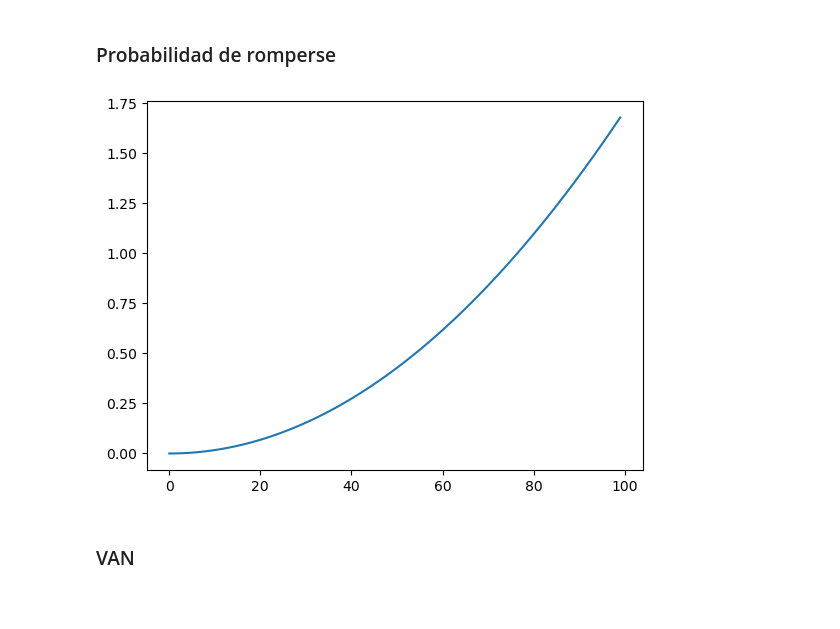
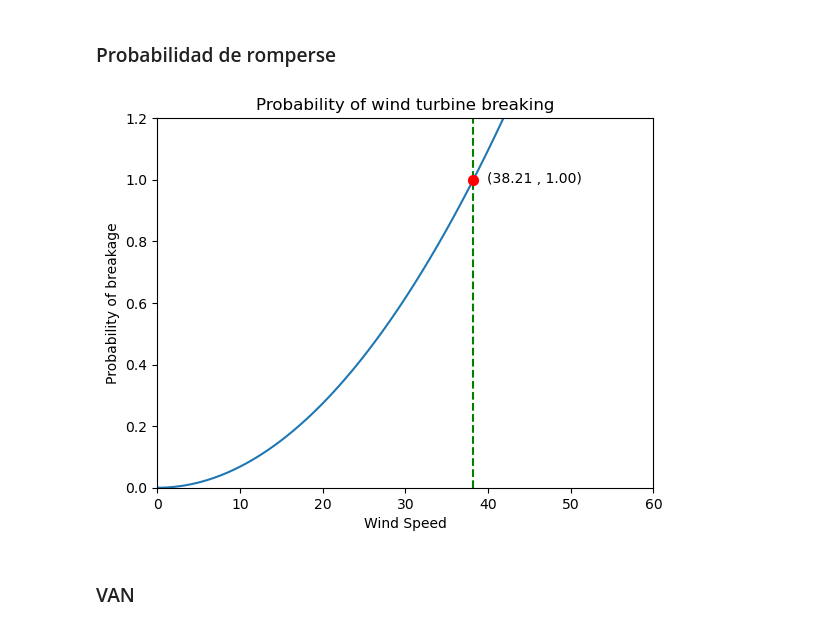
Before and after one commit to GuidoDSalem/TP---AplicacionesComputacionales, a Jupyter notebook: main copy.ipynb, the cells around one changed output. Saved outputs shown, nothing was run; the diff lists cells and outputs as text; code cells hidden in the pictures; blank space fills up the shorter version.

```diff
--- a/main copy.ipynb
+++ b/main copy.ipynb
@@ -347,17 +346,23 @@ def seRompio(S:List[float],isOn:List[bool]):
 # %% [markdown]
 ### Probabilidad de romperse
 # %%
-S = np.arange(0,40,0.5)
+S = np.arange(0,60,0.5)
 p = proba_romperse(S)
 
 plt.plot(S,p)
 plt.title("Probability of wind turbine breaking")
 plt.xlabel("Wind Speed")
 plt.ylabel("Probability of breakage")
+# Mark the specific point
+plt.scatter(38.21, 1, color='red', s=50, zorder=5, label=f'Point ({38.21}, {1})')
+
+# Add more space between the point and the text (adjusting the position slightly)
+plt.text(39.85, 0.989, f'(38.21 , 1.00)', fontsize=10, ha='left')
+plt.axvline(x=38.21, color='g', linestyle='--')
 plt.ylim(0,1.2)
-plt.xlim(0,40)
+plt.xlim(0,60)
 plt.show()
 # %% [output]
-[figure, old version]
+[figure, new version]
 # %% [markdown]
 ### VAN
```
Also changed, not shown: parts of 40 cells of this notebook, 1 other file.
